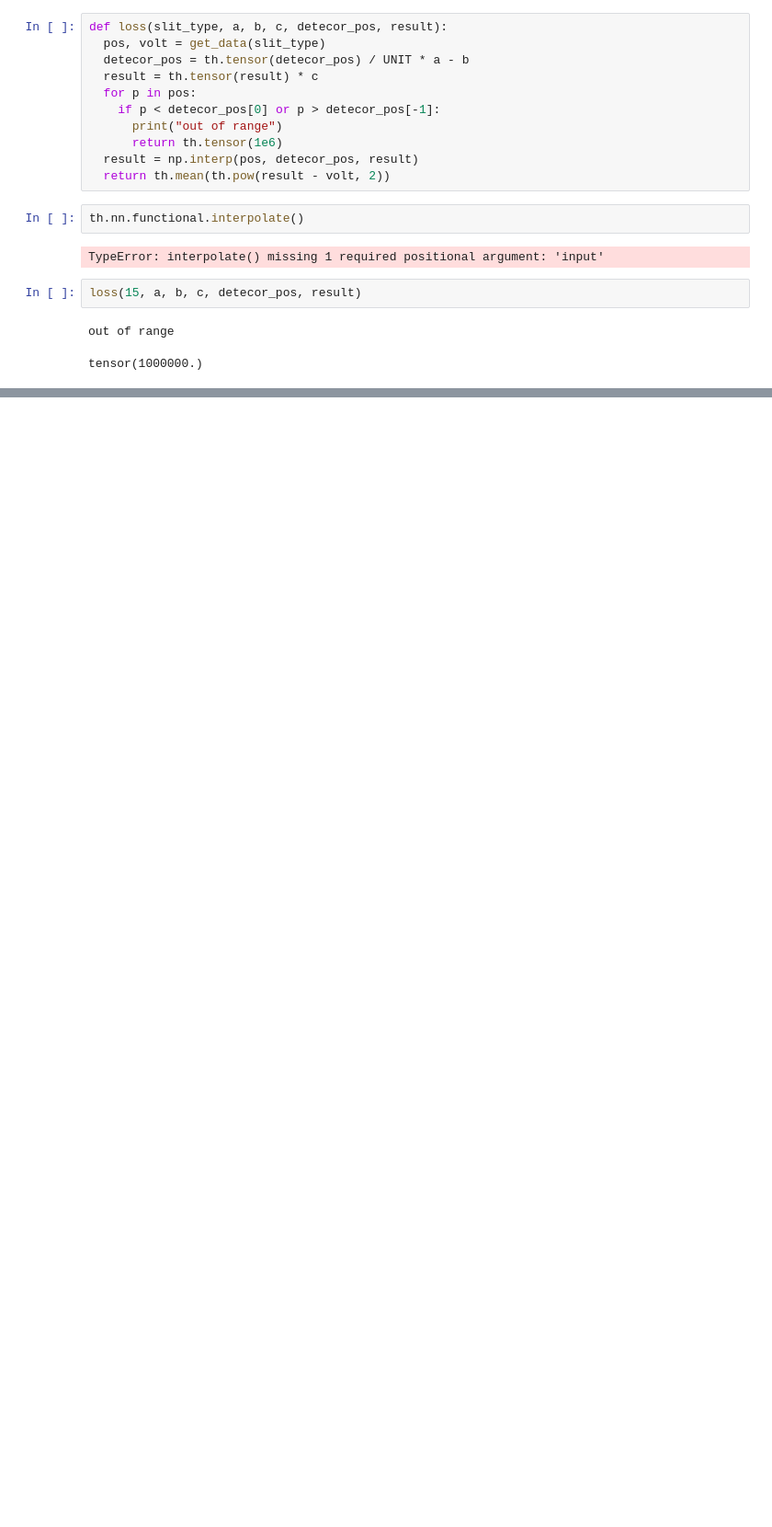
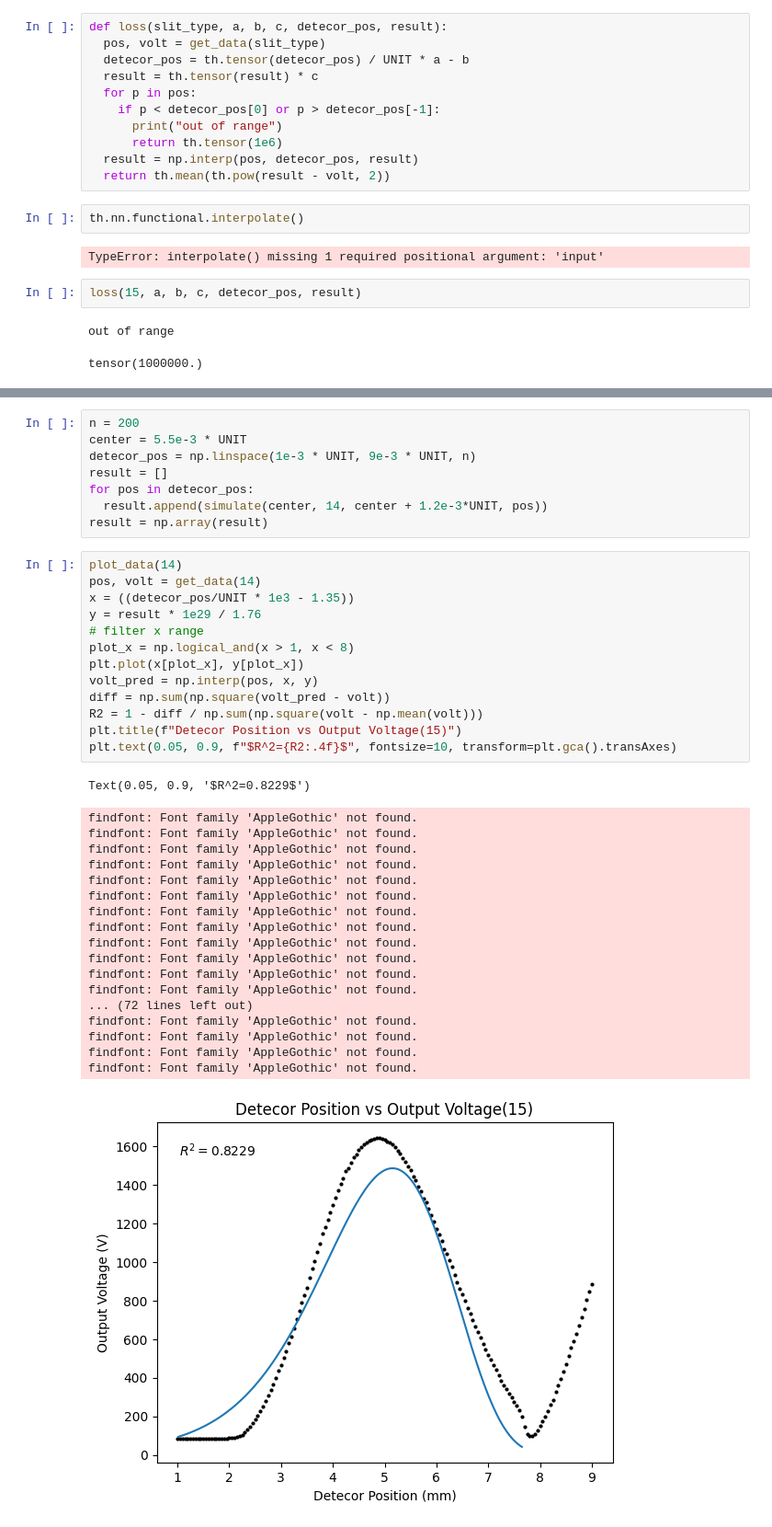
Before and after one commit to IntermidiatePhysicsExperiment/Single-Photon-Interference, a Jupyter notebook: EDA/B-1.ipynb, the cells around one changed output, grey strips where cells are left out. Shown at 92% size. Saved outputs shown, nothing was run; the diff lists cells and outputs as text; blank space fills up the shorter version.

```diff
--- a/EDA/B-1.ipynb
+++ b/EDA/B-1.ipynb
@@ -213,0 +311,41 @@ tensor(1000000.)
+# %%
+n = 200
+center = 5.5e-3 * UNIT
+detecor_pos = np.linspace(1e-3 * UNIT, 9e-3 * UNIT, n)
+result = []
+for pos in detecor_pos:
+  result.append(simulate(center, 14, center + 1.2e-3*UNIT, pos))
+result = np.array(result)
+# %%
+plot_data(14)
+pos, volt = get_data(14)
+x = ((detecor_pos/UNIT * 1e3 - 1.35))
+y = result * 1e29 / 1.76
+# filter x range
+plot_x = np.logical_and(x > 1, x < 8)
+plt.plot(x[plot_x], y[plot_x])
+volt_pred = np.interp(pos, x, y)
+diff = np.sum(np.square(volt_pred - volt))
+R2 = 1 - diff / np.sum(np.square(volt - np.mean(volt)))
+plt.title(f"Detecor Position vs Output Voltage(15)")
+plt.text(0.05, 0.9, f"$R^2={R2:.4f}$", fontsize=10, transform=plt.gca().transAxes)
+# %% [output]
+Text(0.05, 0.9, '$R^2=0.8229$')
+findfont: Font family 'AppleGothic' not found.
+findfont: Font family 'AppleGothic' not found.
+findfont: Font family 'AppleGothic' not found.
+findfont: Font family 'AppleGothic' not found.
+findfont: Font family 'AppleGothic' not found.
+findfont: Font family 'AppleGothic' not found.
+findfont: Font family 'AppleGothic' not found.
+findfont: Font family 'AppleGothic' not found.
+findfont: Font family 'AppleGothic' not found.
+findfont: Font family 'AppleGothic' not found.
+findfont: Font family 'AppleGothic' not found.
+findfont: Font family 'AppleGothic' not found.
+... (72 lines left out)
+findfont: Font family 'AppleGothic' not found.
+findfont: Font family 'AppleGothic' not found.
+findfont: Font family 'AppleGothic' not found.
+findfont: Font family 'AppleGothic' not found.
+[figure, added]
```
Also changed, not shown: parts of 7 cells of this notebook.
